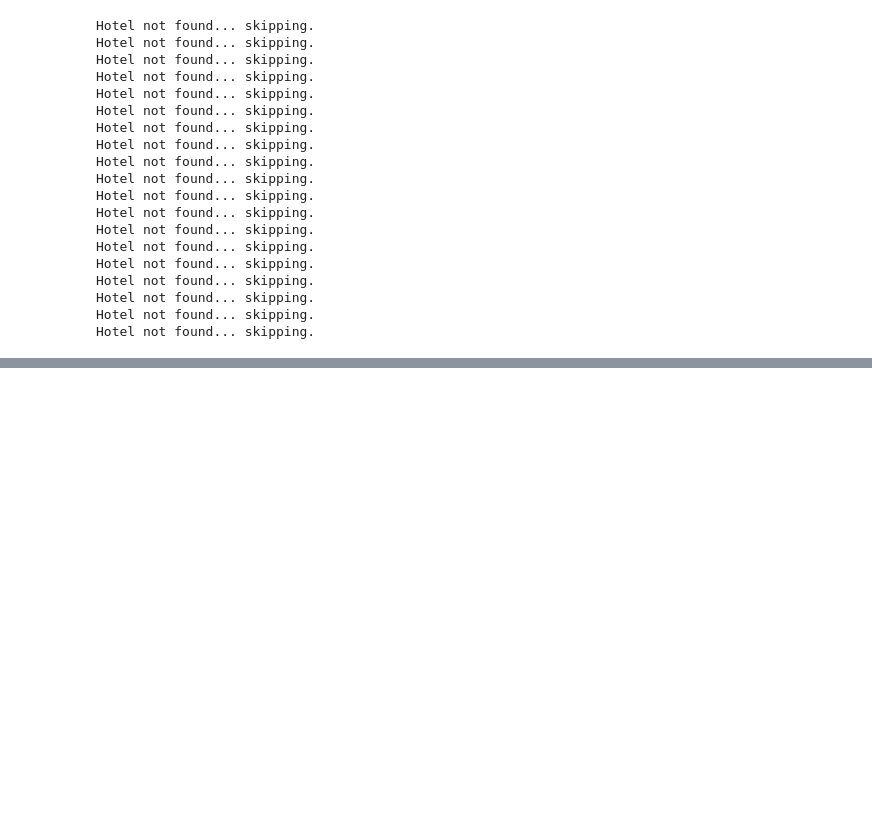
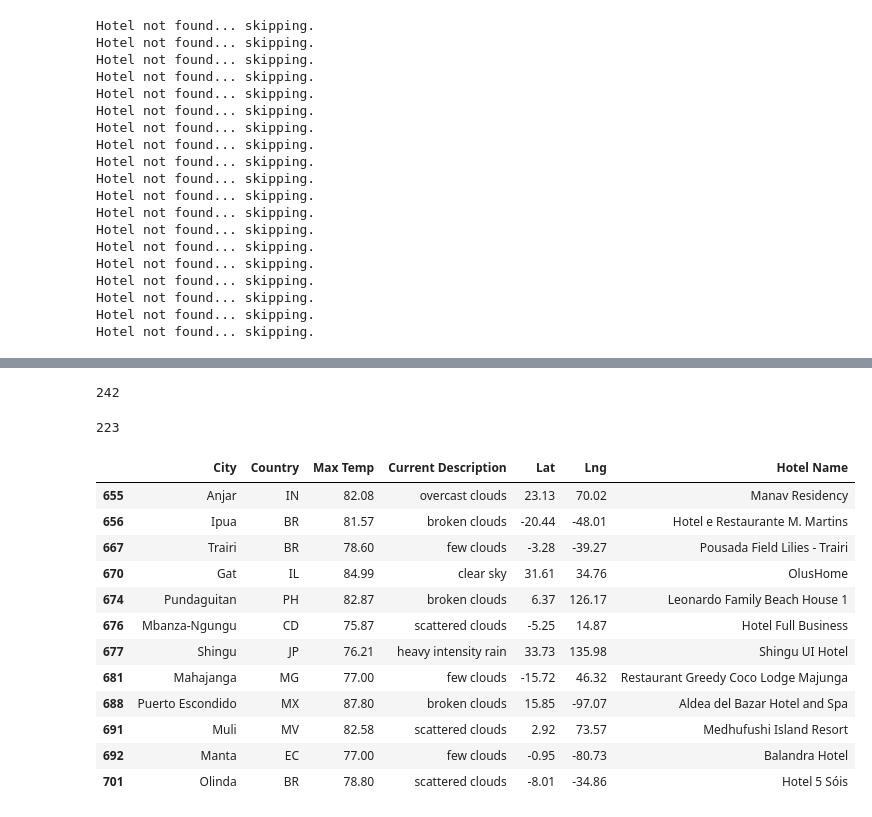
Before and after one commit to larrydodson/World_Weather_Analysis, a Jupyter notebook: Vacation_Search/Vacation_Search.ipynb, the cells around one changed output, grey strips where cells are left out. Saved outputs shown, nothing was run; the diff lists cells and outputs as text; code cells hidden in the pictures; blank space fills up the shorter version.

```diff
--- a/Vacation_Search/Vacation_Search.ipynb
+++ b/Vacation_Search/Vacation_Search.ipynb
@@ -158,32 +171,0 @@ hotel_df.head(12)
-# %%
-# 7. Drop the rows where there is no Hotel Name.
-
-params = {
-    "radius": 5000,
-    "type": "lodging",
-    "key": g_key
-}
-
-# Iterate through the hotel DataFrame.
-for index, row in hotel_df.iterrows():
-
-    # Get latitude and longitude from DataFrame
-    lat = row["Lat"]
-    lng = row["Lng"]
-    params["location"] = f"{lat},{lng}"
-    # params[]
-
-    # Set up the base URL for the Google Directions API to get JSON data.
-    # base_url = "https://maps.googleapis.com/maps/api/directions/nearbysearch/json"
-    base_url = "https://maps.googleapis.com/maps/api/place/nearbysearch/json"
-
-    # Make request and retrieve the JSON data from the search.
-    hotels = requests.get(base_url, params=params).json()
-
-    # Get the first hotel from the results and store the name,
-    # if a hotel isn't found skip the city.
-    try:
-        hotel_df.loc[index, "Hotel Name"] = hotels["results"][0]["name"]
-    except (IndexError):
-        print("Hotel not found... skipping.")
-hotel_df.head(20)
@@ -227,3 +199,47 @@ Hotel not found... skipping.
+# %%
+# Put the hotel names in a list.
+hotel_names = hotel_df["Hotel Name"].tolist()
+# hotel_names
+len(hotel_names)
+# %% [output]
+242
+# %%
+# 7a. Drop the rows where there is no Hotel Name.
+
+# Create new list of hotels for a loop to iterate.
+hotels_to_keep =[]
+
+#hotel_df["Hotel Name"] = ""
+for hotel in hotel_names:
+    if len(hotel.split()) >= 1:
+        hotels_to_keep.append(hotel)
+
+# Get the length of the hotel names that are greater than or equal to 1.
+# as the target number of hotels.
+len(hotels_to_keep)
+# %% [output]
+223
+# %%
+# 7b. Drop the rows where there is no Hotel Name.
+#    replace empty Hotel Name with NaN, then drop the rows with nan.
+
+hotel_df = hotel_df.replace({'Hotel Name':{'':np.nan}}).dropna(subset=['Hotel Name'])
+
+hotel_df.tail(12)
+# %% [output]
+|  | City | Country | Max Temp | Current Description | Lat | Lng | Hotel Name |
+| 655 | Anjar | IN | 82.08 | overcast clouds | 23.13 | 70.02 | Manav Residency |
+| 656 | Ipua | BR | 81.57 | broken clouds | -20.44 | -48.01 | Hotel e Restaurante M. Martins |
+| 667 | Trairi | BR | 78.60 | few clouds | -3.28 | -39.27 | Pousada Field Lilies - Trairi |
+| 670 | Gat | IL | 84.99 | clear sky | 31.61 | 34.76 | OlusHome |
+| 674 | Pundaguitan | PH | 82.87 | broken clouds | 6.37 | 126.17 | Leonardo Family Beach House 1 |
+| 676 | Mbanza-Ngungu | CD | 75.87 | scattered clouds | -5.25 | 14.87 | Hotel Full Business |
+| 677 | Shingu | JP | 76.21 | heavy intensity rain | 33.73 | 135.98 | Shingu UI Hotel |
+| 681 | Mahajanga | MG | 77.00 | few clouds | -15.72 | 46.32 | Restaurant Greedy Coco Lodge Majunga |
+| 688 | Puerto Escondido | MX | 87.80 | broken clouds | 15.85 | -97.07 | Aldea del Bazar Hotel and Spa |
+| 691 | Muli | MV | 82.58 | scattered clouds | 2.92 | 73.57 | Medhufushi Island Resort |
+| 692 | Manta | EC | 77.00 | few clouds | -0.95 | -80.73 | Balandra Hotel |
+| 701 | Olinda | BR | 78.80 | scattered clouds | -8.01 | -34.86 | Hotel 5 Sóis |
 # %%
 hotel_df.count()
 # %% [output]
```
Also changed, not shown: parts of 8 cells of this notebook, 1 other file.
